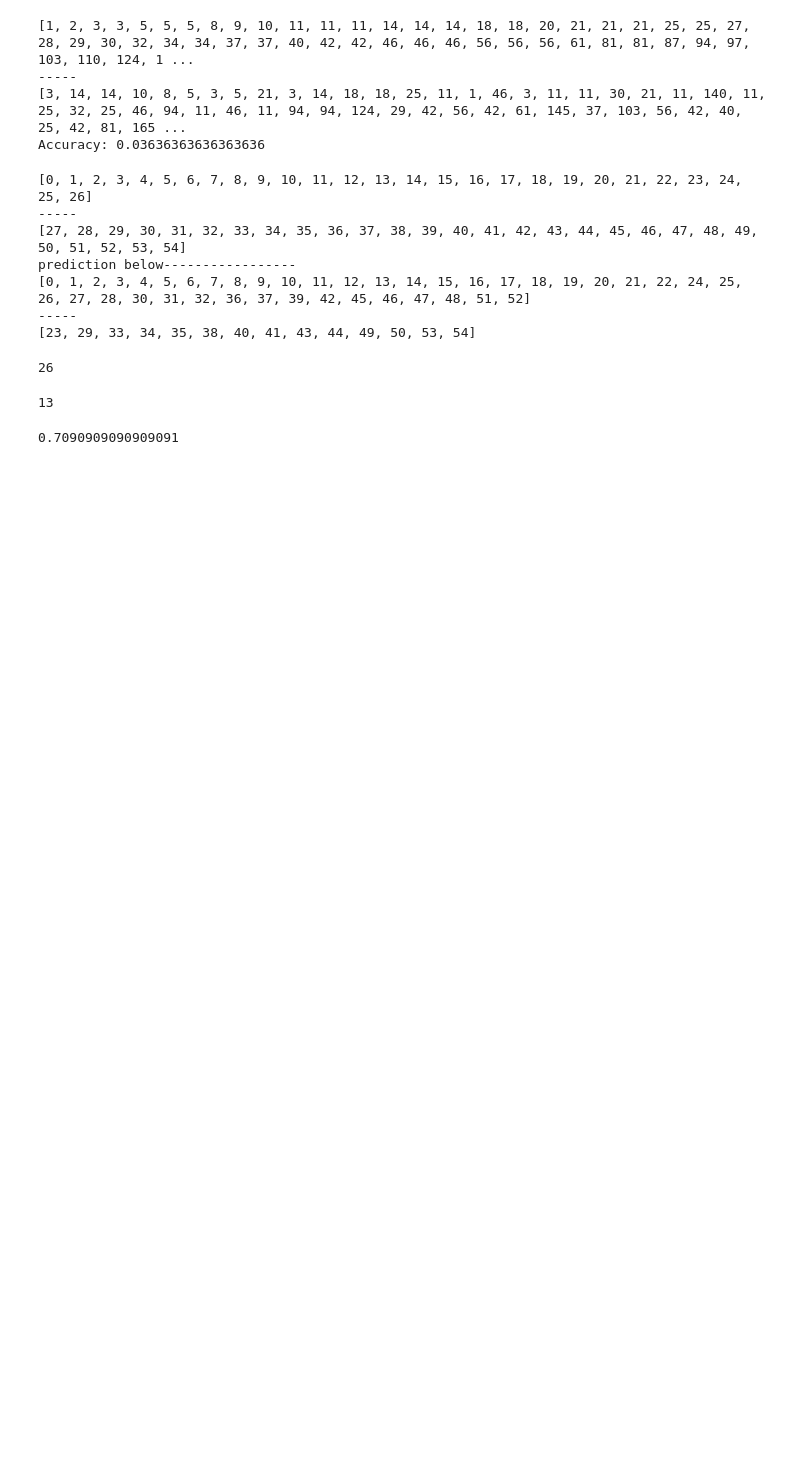
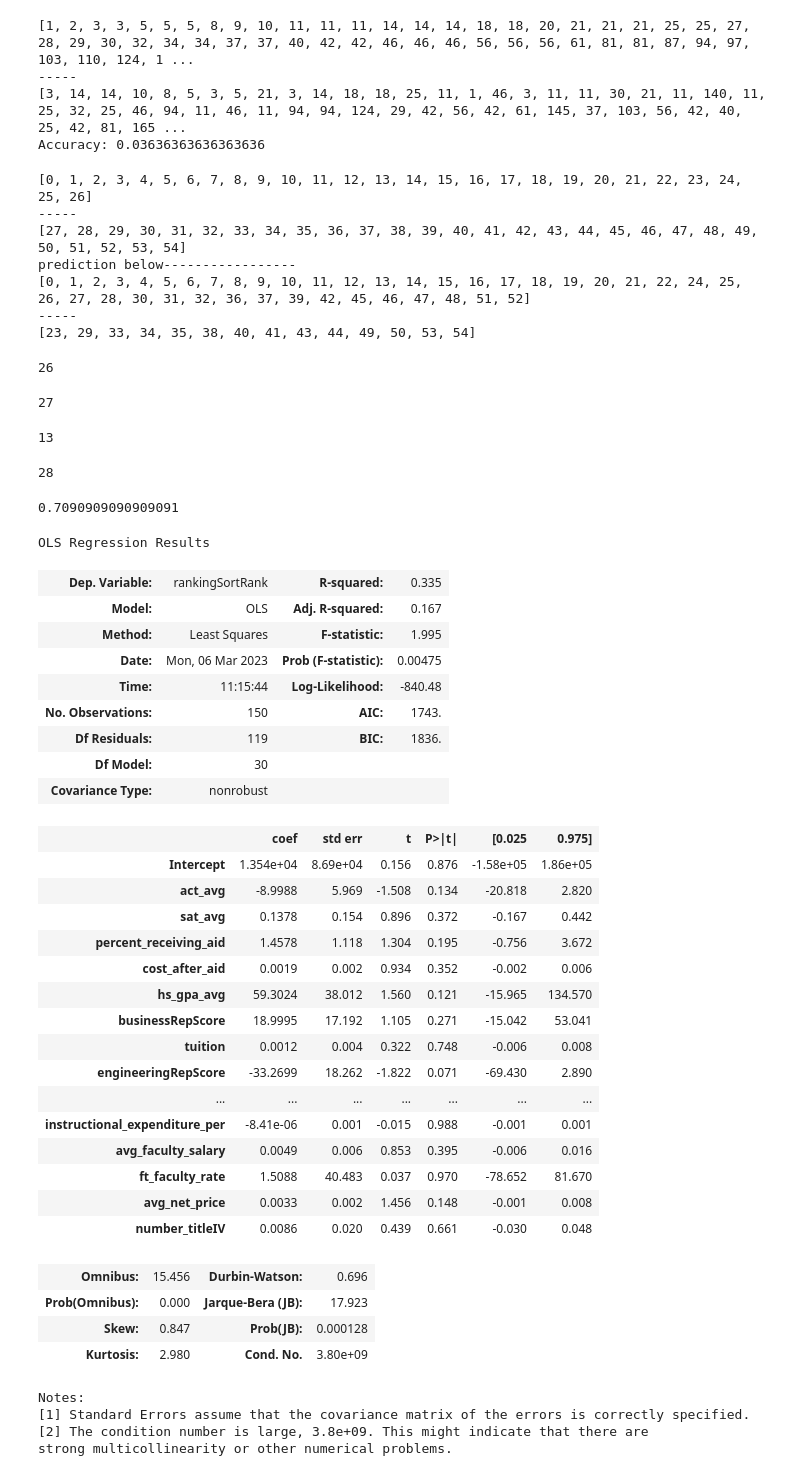
Before and after one commit to shrayvaidya/datasci303-2, a Jupyter notebook: projectwork.ipynb, the cells around one changed output. Saved outputs shown, nothing was run; the diff lists cells and outputs as text; code cells hidden in the pictures; blank space fills up the shorter version.

```diff
--- a/projectwork.ipynb
+++ b/projectwork.ipynb
@@ -278,6 +291,10 @@ for i in high_df:
 correct_h
 # %% [output]
 26
+# %%
+len(high_df)
+# %% [output]
+27
 # %%
 correct_m = 0
 for i in med_high_df:
@@ -287,6 +304,10 @@ for i in med_high_df:
 correct_m
 # %% [output]
 13
+# %%
+len(med_high_df)
+# %% [output]
+28
 # %%
 # accuracy rate for classifying
 (correct_h +correct_m)/pred_high_230.shape[0]
@@ -297,3 +318,50 @@ predicted_high = pred_high.iloc[[0, 1, 2, 3, 4, 5, 6, 7, 8, 9, 10, 11, 12, 13, 1
 predicted_high.to_csv("predicted_high_submodel_230.csv")
 predicted_med_high = pred_high.iloc[[23, 29, 33, 34, 35, 38, 40, 41, 43, 44, 49, 50, 53, 54]]
 predicted_med_high.to_csv("predicted_medium_high_submodel_230.csv")
+# %%
+predictors = ['act_avg', 'sat_avg','percent_receiving_aid',
+       'cost_after_aid', 'hs_gpa_avg','businessRepScore', 'tuition',
+       'engineeringRepScore','branches', 'admission_rate',
+       'ug_enrollment', 'percent_white', 'percent_black', 'percent_hispanic',
+       'percent_asian', 'percent_aian', 'percent_nhpi', 'percent_twoormore',
+       'percent_nra', 'percent_unknown', 'percent_parttime', 'avg_cost',
+       'instante_tuition', 'outstate_tuition', 'tuition_revenue_per',
+       'instructional_expenditure_per', 'avg_faculty_salary',
+       'ft_faculty_rate', 'avg_net_price', 'number_titleIV', 'sat_avg']
+model = sm.ols('rankingSortRank~' + '+'.join(predictors),data = pred_high).fit()
+model.summary()
+# %% [output]
+OLS Regression Results
+| Dep. Variable: | rankingSortRank | R-squared: | 0.335 |
+| Model: | OLS | Adj. R-squared: | 0.167 |
+| Method: | Least Squares | F-statistic: | 1.995 |
+| Date: | Mon, 06 Mar 2023 | Prob (F-statistic): | 0.00475 |
+| Time: | 11:15:44 | Log-Likelihood: | -840.48 |
+| No. Observations: | 150 | AIC: | 1743. |
+| Df Residuals: | 119 | BIC: | 1836. |
+| Df Model: | 30 |  |  |
+| Covariance Type: | nonrobust |  |  |
+|  | coef | std err | t | P>|t| | [0.025 | 0.975] |
+| Intercept | 1.354e+04 | 8.69e+04 | 0.156 | 0.876 | -1.58e+05 | 1.86e+05 |
+| act_avg | -8.9988 | 5.969 | -1.508 | 0.134 | -20.818 | 2.820 |
+| sat_avg | 0.1378 | 0.154 | 0.896 | 0.372 | -0.167 | 0.442 |
+| percent_receiving_aid | 1.4578 | 1.118 | 1.304 | 0.195 | -0.756 | 3.672 |
+| cost_after_aid | 0.0019 | 0.002 | 0.934 | 0.352 | -0.002 | 0.006 |
+| hs_gpa_avg | 59.3024 | 38.012 | 1.560 | 0.121 | -15.965 | 134.570 |
+| businessRepScore | 18.9995 | 17.192 | 1.105 | 0.271 | -15.042 | 53.041 |
+| tuition | 0.0012 | 0.004 | 0.322 | 0.748 | -0.006 | 0.008 |
+| engineeringRepScore | -33.2699 | 18.262 | -1.822 | 0.071 | -69.430 | 2.890 |
+| ... | ... | ... | ... | ... | ... | ... |
+| instructional_expenditure_per | -8.41e-06 | 0.001 | -0.015 | 0.988 | -0.001 | 0.001 |
+| avg_faculty_salary | 0.0049 | 0.006 | 0.853 | 0.395 | -0.006 | 0.016 |
+| ft_faculty_rate | 1.5088 | 40.483 | 0.037 | 0.970 | -78.652 | 81.670 |
+| avg_net_price | 0.0033 | 0.002 | 1.456 | 0.148 | -0.001 | 0.008 |
+| number_titleIV | 0.0086 | 0.020 | 0.439 | 0.661 | -0.030 | 0.048 |
+| Omnibus: | 15.456 | Durbin-Watson: | 0.696 |
+| Prob(Omnibus): | 0.000 | Jarque-Bera (JB): | 17.923 |
+| Skew: | 0.847 | Prob(JB): | 0.000128 |
+| Kurtosis: | 2.980 | Cond. No. | 3.80e+09 |
+Notes:
+[1] Standard Errors assume that the covariance matrix of the errors is correctly specified.
+[2] The condition number is large, 3.8e+09. This might indicate that there are
+strong multicollinearity or other numerical problems.
```
Also changed, not shown: parts of 7 cells of this notebook.
